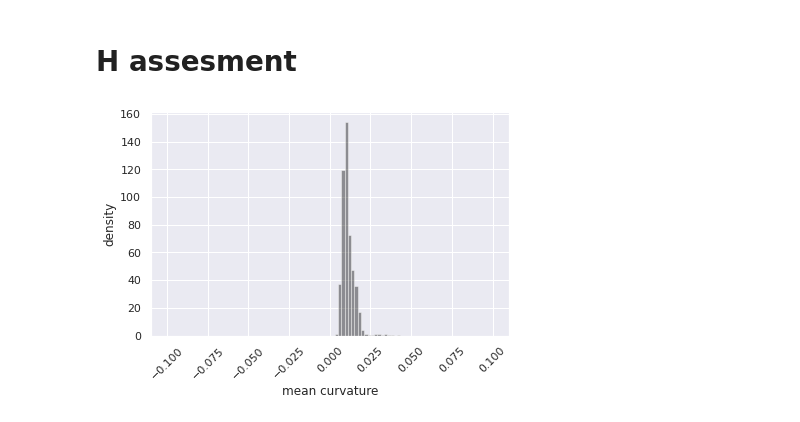
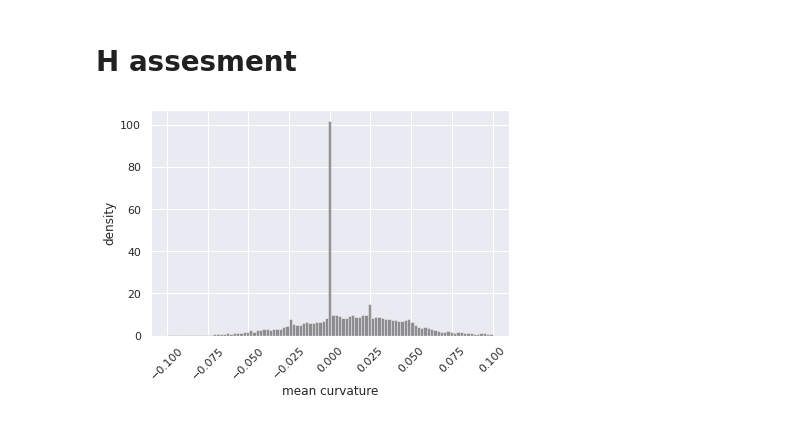
Before and after one commit to sjraaijmakers/otolith, a Jupyter notebook: analysis/sphere_plots.ipynb, the cells around one changed output. Drawn from its saved outputs; the diff is of its cells as text; code cells hidden in the pictures.

```diff
--- a/analysis/sphere_plots.ipynb
+++ b/analysis/sphere_plots.ipynb
@@ -41,14 +40,14 @@ curv_mlx2 = vtk_functions.pd_to_curv_arr(pd_sphere_mlx2)
 # %%
 def plot(vals):
     sns.distplot(vals, bins=np.linspace(-0.1, 0.1, 100), color="black", kde=False, norm_hist=True)
 
     plt.xlabel("mean curvature")
     plt.ylabel("density")
     plt.tight_layout()
     plt.xticks(rotation=45)
-    plt.savefig("/home/steven/scriptie/code/analysis/figures/sphere_comparison/sphere_perfect_H_dist.pdf", bbox_inches="tight", pad_inches=0)
-    plt.show()
 
-plot(curv_mlx)
+plot(curv_og)
+plt.savefig("figures/sphere_og_H_dist.png", bbox_inches="tight", pad_inches=0)
+plt.show()
 # %% [output]
-[figure, old version]
+[figure, new version]
```
Also changed, not shown: parts of 1 cell of this notebook, 4 other files.
